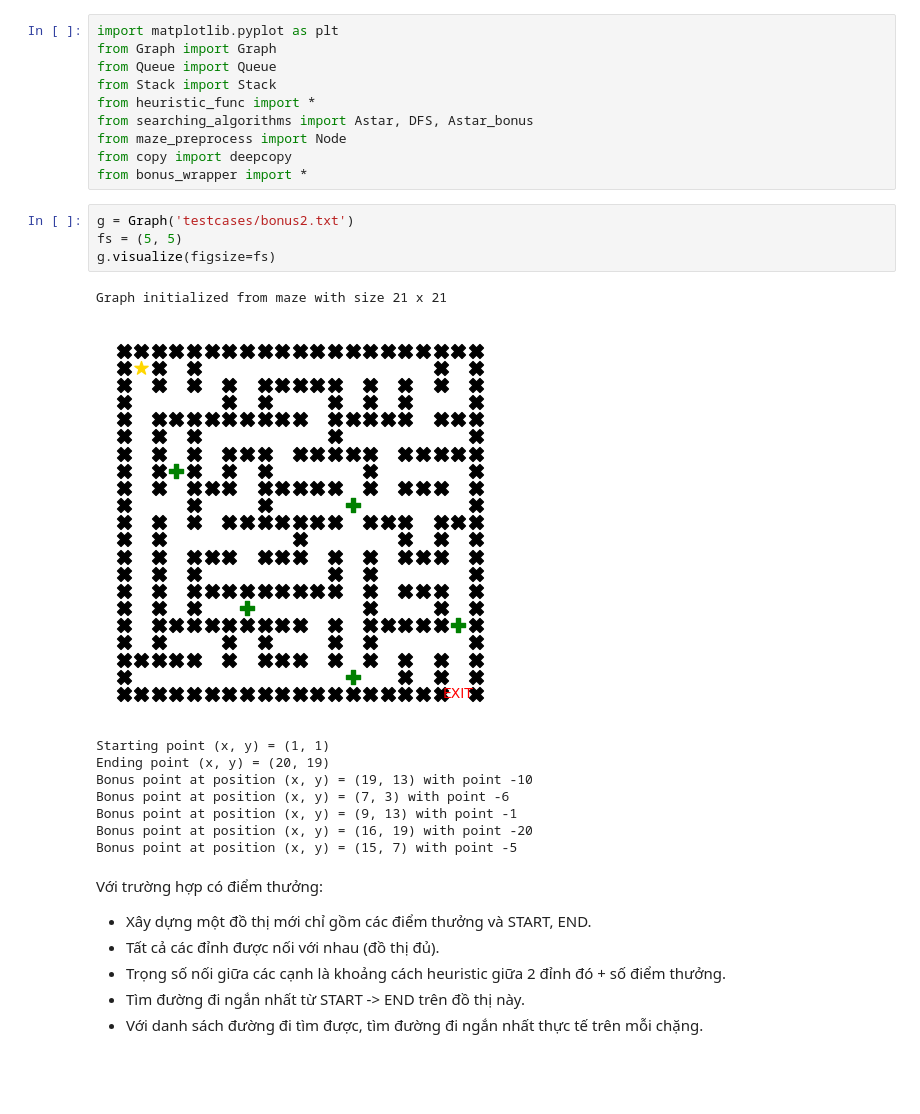
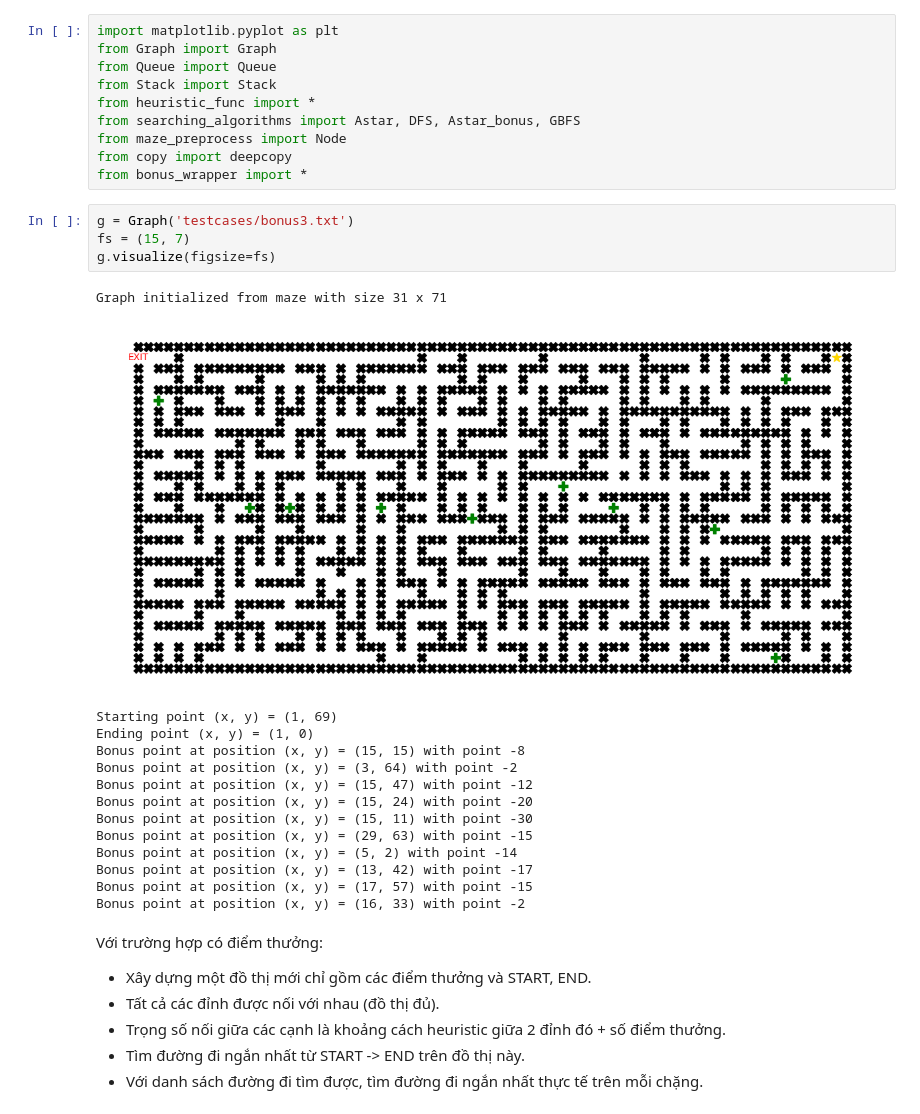
Before and after one commit to hungngocphat01/HCMUS-IntroAI-Project01-Pathfinding, a Jupyter notebook: source/Untitled.ipynb, the cells around one changed output. Cells and saved outputs as stored; diff of their text form; blank space fills up the shorter version.

```diff
--- a/source/Untitled.ipynb
+++ b/source/Untitled.ipynb
@@ -4,24 +4,29 @@ from Graph import Graph
 from Queue import Queue
 from Stack import Stack
 from heuristic_func import *
-from searching_algorithms import Astar, DFS, Astar_bonus
+from searching_algorithms import Astar, DFS, Astar_bonus, GBFS
 from maze_preprocess import Node
 from copy import deepcopy
 from bonus_wrapper import *
 # %%
-g = Graph('testcases/bonus2.txt')
-fs = (5, 5)
+g = Graph('testcases/bonus3.txt')
+fs = (15, 7)
 g.visualize(figsize=fs)
 # %% [output]
-Graph initialized from maze with size 21 x 21
+Graph initialized from maze with size 31 x 71
-[figure, old version]
+[figure, new version]
-Starting point (x, y) = (1, 1)
-Ending point (x, y) = (20, 19)
-Bonus point at position (x, y) = (19, 13) with point -10
-Bonus point at position (x, y) = (7, 3) with point -6
-Bonus point at position (x, y) = (9, 13) with point -1
-Bonus point at position (x, y) = (16, 19) with point -20
-Bonus point at position (x, y) = (15, 7) with point -5
+Starting point (x, y) = (1, 69)
+Ending point (x, y) = (1, 0)
+Bonus point at position (x, y) = (15, 15) with point -8
+Bonus point at position (x, y) = (3, 64) with point -2
+Bonus point at position (x, y) = (15, 47) with point -12
+Bonus point at position (x, y) = (15, 24) with point -20
+Bonus point at position (x, y) = (15, 11) with point -30
+Bonus point at position (x, y) = (29, 63) with point -15
+Bonus point at position (x, y) = (5, 2) with point -14
+Bonus point at position (x, y) = (13, 42) with point -17
+Bonus point at position (x, y) = (17, 57) with point -15
+Bonus point at position (x, y) = (16, 33) with point -2
 # %% [markdown]
 Với trường hợp có điểm thưởng:
 - Xây dựng một đồ thị mới chỉ gồm các điểm thưởng và START, END.
```
Also changed, not shown: parts of 6 cells of this notebook, 13 other files.
